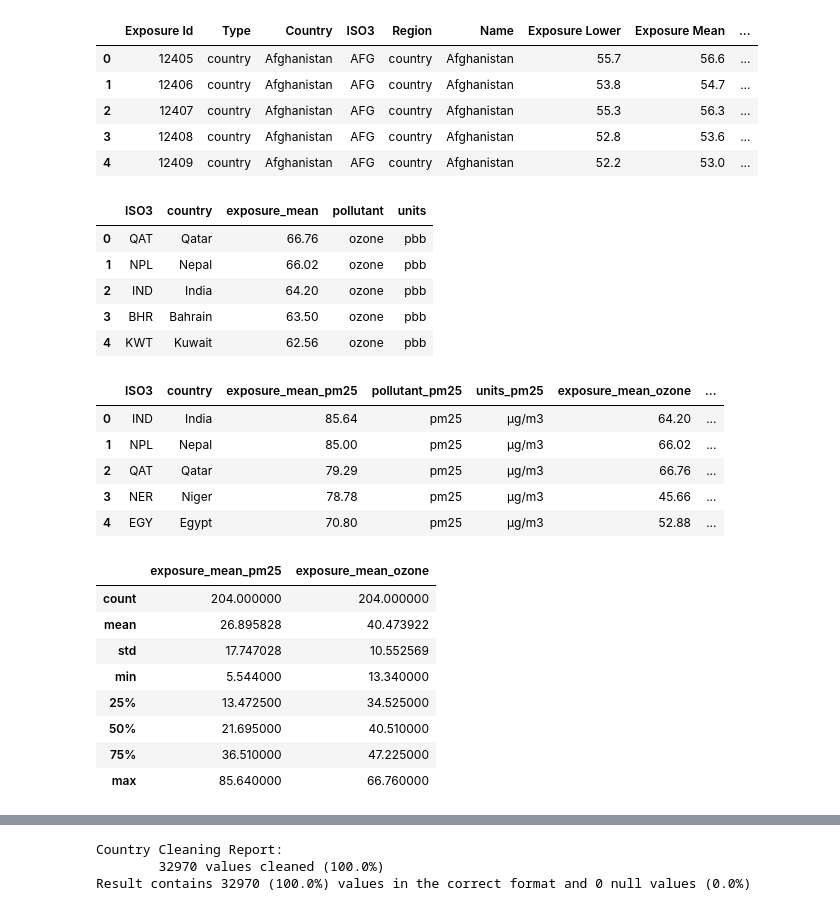
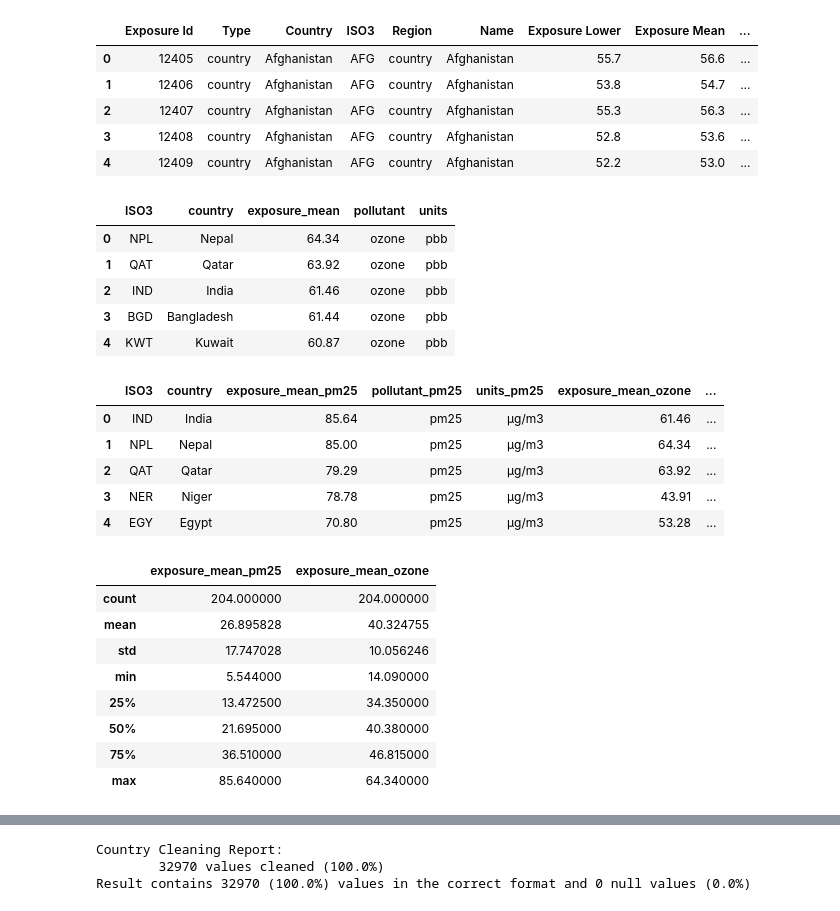
Before and after one commit to 1-1is0/air_pollution_effect, a Jupyter notebook: q1.ipynb, the cells around one changed output, grey strips where cells are left out. Drawn from its saved outputs; the diff is of its cells as text; code cells hidden in the pictures.

```diff
--- a/q1.ipynb
+++ b/q1.ipynb
@@ -58,43 +58,43 @@ ozone.head()
 | 3 | 12408 | country | Afghanistan | AFG | country | Afghanistan | 52.8 | 53.6 | ... |
 | 4 | 12409 | country | Afghanistan | AFG | country | Afghanistan | 52.2 | 53.0 | ... |
 # %%
-last_5_ozone = ozone[ozone.Year >= 2015].groupby("ISO3").agg(
+last_5_ozone = ozone[ozone.Year >= 2010].groupby("ISO3").agg(
         country=("Country", "first"),
         exposure_mean=("Exposure Mean", "mean"),
         pollutant=("Pollutant", "first"),
         units=("Units", "first"),
 ).sort_values('exposure_mean', ascending=False).reset_index()
 
 last_5_ozone.head()
 # %% [output]
 |  | ISO3 | country | exposure_mean | pollutant | units |
-| 0 | QAT | Qatar | 66.76 | ozone | pbb |
-| 1 | NPL | Nepal | 66.02 | ozone | pbb |
-| 2 | IND | India | 64.20 | ozone | pbb |
-| 3 | BHR | Bahrain | 63.50 | ozone | pbb |
-| 4 | KWT | Kuwait | 62.56 | ozone | pbb |
+| 0 | NPL | Nepal | 64.34 | ozone | pbb |
+| 1 | QAT | Qatar | 63.92 | ozone | pbb |
+| 2 | IND | India | 61.46 | ozone | pbb |
+| 3 | BGD | Bangladesh | 61.44 | ozone | pbb |
+| 4 | KWT | Kuwait | 60.87 | ozone | pbb |
 # %%
 air_pollution = pd.merge(last_5_pm25, last_5_ozone, on=['ISO3', 'country'], suffixes=['_pm25', '_ozone'])
 air_pollution.head()
 # %% [output]
 |  | ISO3 | country | exposure_mean_pm25 | pollutant_pm25 | units_pm25 | exposure_mean_ozone | ... |
-| 0 | IND | India | 85.64 | pm25 | µg/m3 | 64.20 | ... |
-| 1 | NPL | Nepal | 85.00 | pm25 | µg/m3 | 66.02 | ... |
-| 2 | QAT | Qatar | 79.29 | pm25 | µg/m3 | 66.76 | ... |
-| 3 | NER | Niger | 78.78 | pm25 | µg/m3 | 45.66 | ... |
-| 4 | EGY | Egypt | 70.80 | pm25 | µg/m3 | 52.88 | ... |
+| 0 | IND | India | 85.64 | pm25 | µg/m3 | 61.46 | ... |
+| 1 | NPL | Nepal | 85.00 | pm25 | µg/m3 | 64.34 | ... |
+| 2 | QAT | Qatar | 79.29 | pm25 | µg/m3 | 63.92 | ... |
+| 3 | NER | Niger | 78.78 | pm25 | µg/m3 | 43.91 | ... |
+| 4 | EGY | Egypt | 70.80 | pm25 | µg/m3 | 53.28 | ... |
 # %%
 air_pollution.describe()
 # %% [output]
 |  | exposure_mean_pm25 | exposure_mean_ozone |
 | count | 204.000000 | 204.000000 |
-| mean | 26.895828 | 40.473922 |
-| std | 17.747028 | 10.552569 |
-| min | 5.544000 | 13.340000 |
-| 25% | 13.472500 | 34.525000 |
-| 50% | 21.695000 | 40.510000 |
-| 75% | 36.510000 | 47.225000 |
-| max | 85.640000 | 66.760000 |
+| mean | 26.895828 | 40.324755 |
+| std | 17.747028 | 10.056246 |
+| min | 5.544000 | 14.090000 |
+| 25% | 13.472500 | 34.350000 |
+| 50% | 21.695000 | 40.380000 |
+| 75% | 36.510000 | 46.815000 |
+| max | 85.640000 | 64.340000 |
 # %%
 
 fig = px.choropleth(
```
Also changed, not shown: parts of 5 cells of this notebook, 1 other file.
